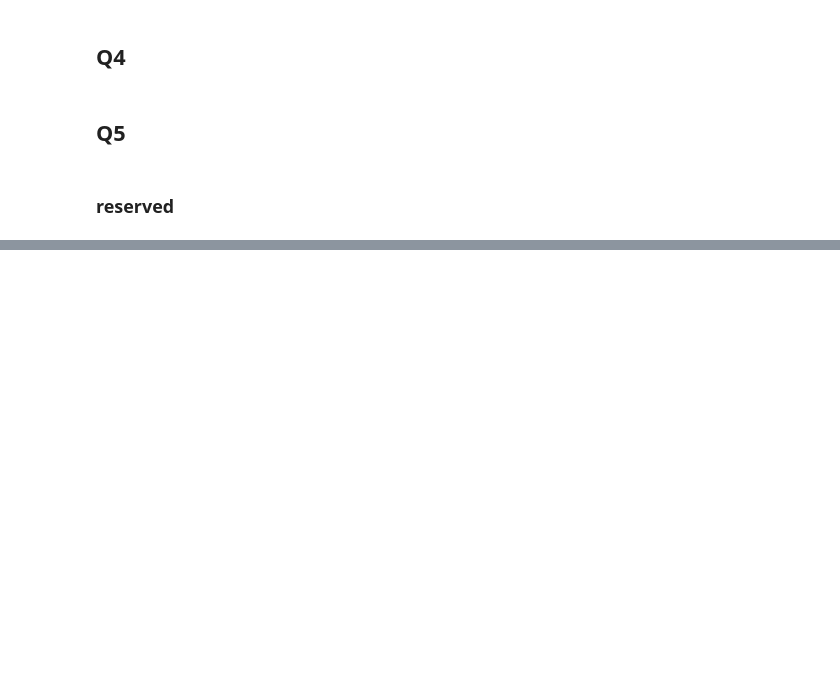
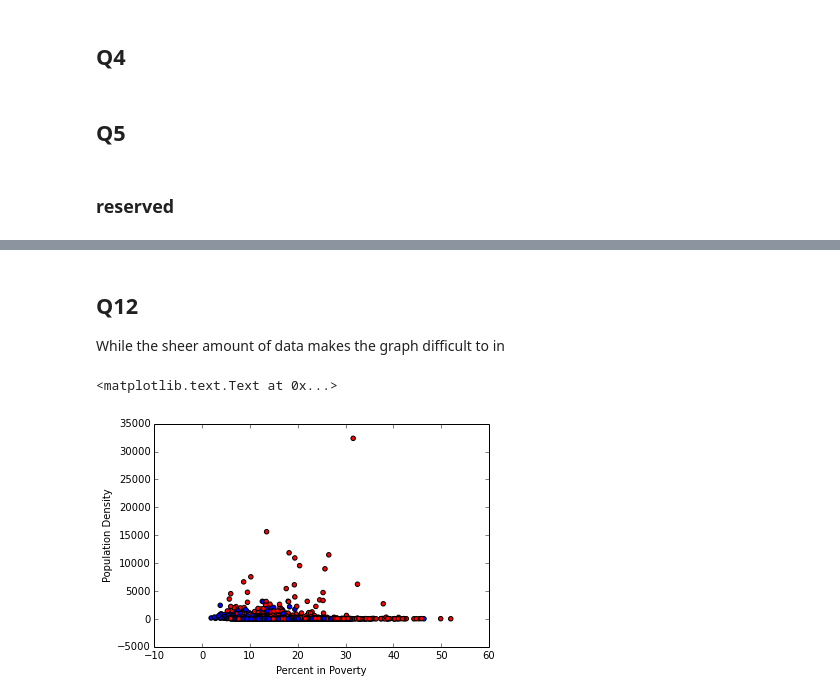
Before and after one commit to ianmobbs/MIS-373, a Jupyter notebook: HW3/HW3.ipynb, the cells around one changed output, grey strips where cells are left out. Saved outputs shown, nothing was run; the diff lists cells and outputs as text; code cells hidden in the pictures; blank space fills up the shorter version.

```diff
--- a/HW3/HW3.ipynb
+++ b/HW3/HW3.ipynb
@@ -114,0 +150,11 @@ df[:5]
+# %% [markdown]
+## Q12
+
+While the sheer amount of data makes the graph difficult to in
+# %%
+scatter(df['percentPoverty'], df['popDensity'], c=df['Target'], cmap='bwr')
+xlabel("Percent in Poverty")
+ylabel("Population Density")
+# %% [output]
+<matplotlib.text.Text at 0x...>
+[figure, added]
```
Also changed, not shown: parts of 12 cells of this notebook.
